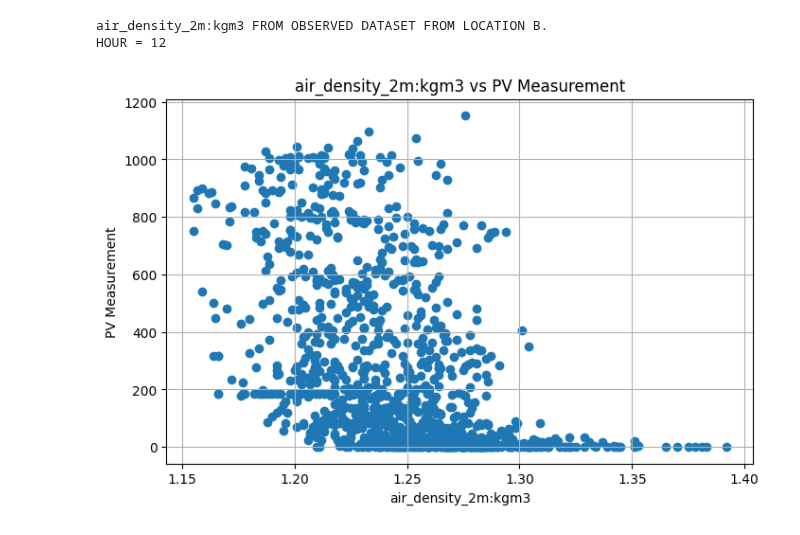
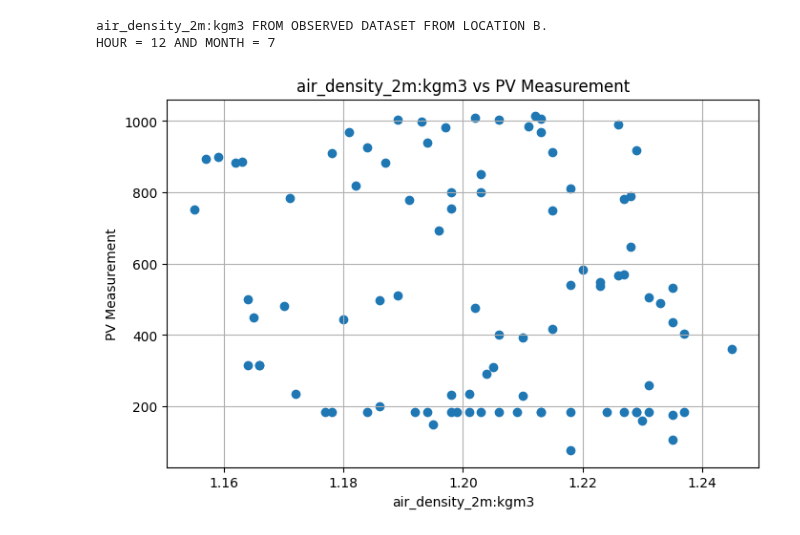
Before and after one commit to simenstang/TDT4173, a Jupyter notebook: data/long_notebook.ipynb, the cells around one changed output. Saved outputs shown, nothing was run; the diff lists cells and outputs as text; code cells hidden in the pictures.

Commit message:
updated the plotter tool

```diff
--- a/data/long_notebook.ipynb
+++ b/data/long_notebook.ipynb
@@ -88,17 +117,13 @@ class DataPlotter:
 # %%
-# Choose what dataset you want your values from (observed = False gets the estimated dataset).
 # Spesify hour (example: 12) and/or month (example: 6)
-# If you spesify 'feauture' to be None, then all it will plot for ALL feautures.
+# Choose your feature. If you spesify 'feauture' to be None, then it will plot for ALL feautures.
 
-dataset = 'B'
-observed = True
 hour = 12
-month = None
+month = 7
 feature = 'air_density_2m:kgm3'
 
-plotter = DataPlotter(dataset)
 plotter.plot_feature_analysis(observed=observed, feature=feature, hour=hour, month=month)
 # %% [output]
 air_density_2m:kgm3 FROM OBSERVED DATASET FROM LOCATION B.
-HOUR = 12
+HOUR = 12 AND MONTH = 7
-[figure, old version]
+[figure, new version]
```
Also changed, not shown: parts of 1 cell of this notebook.
